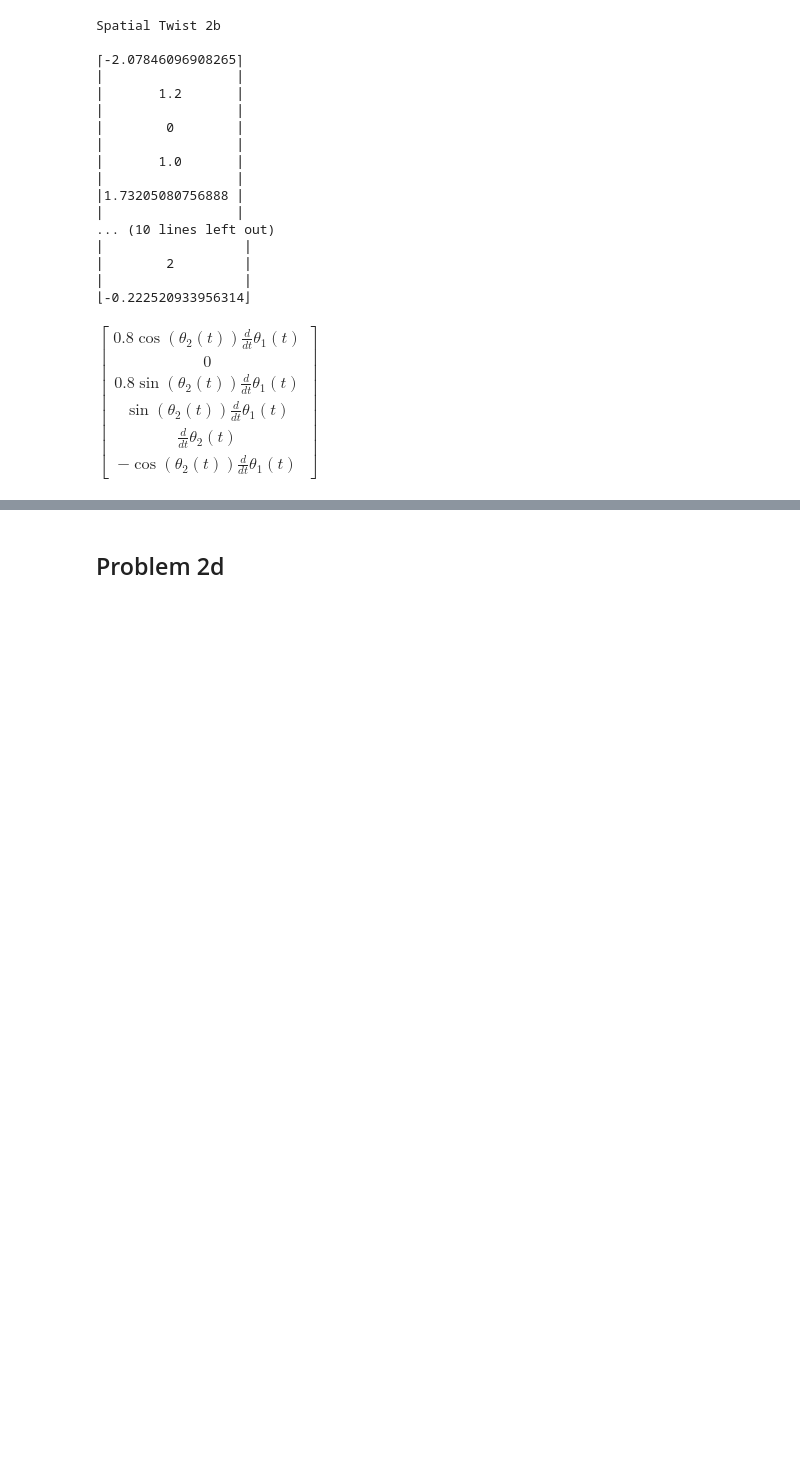
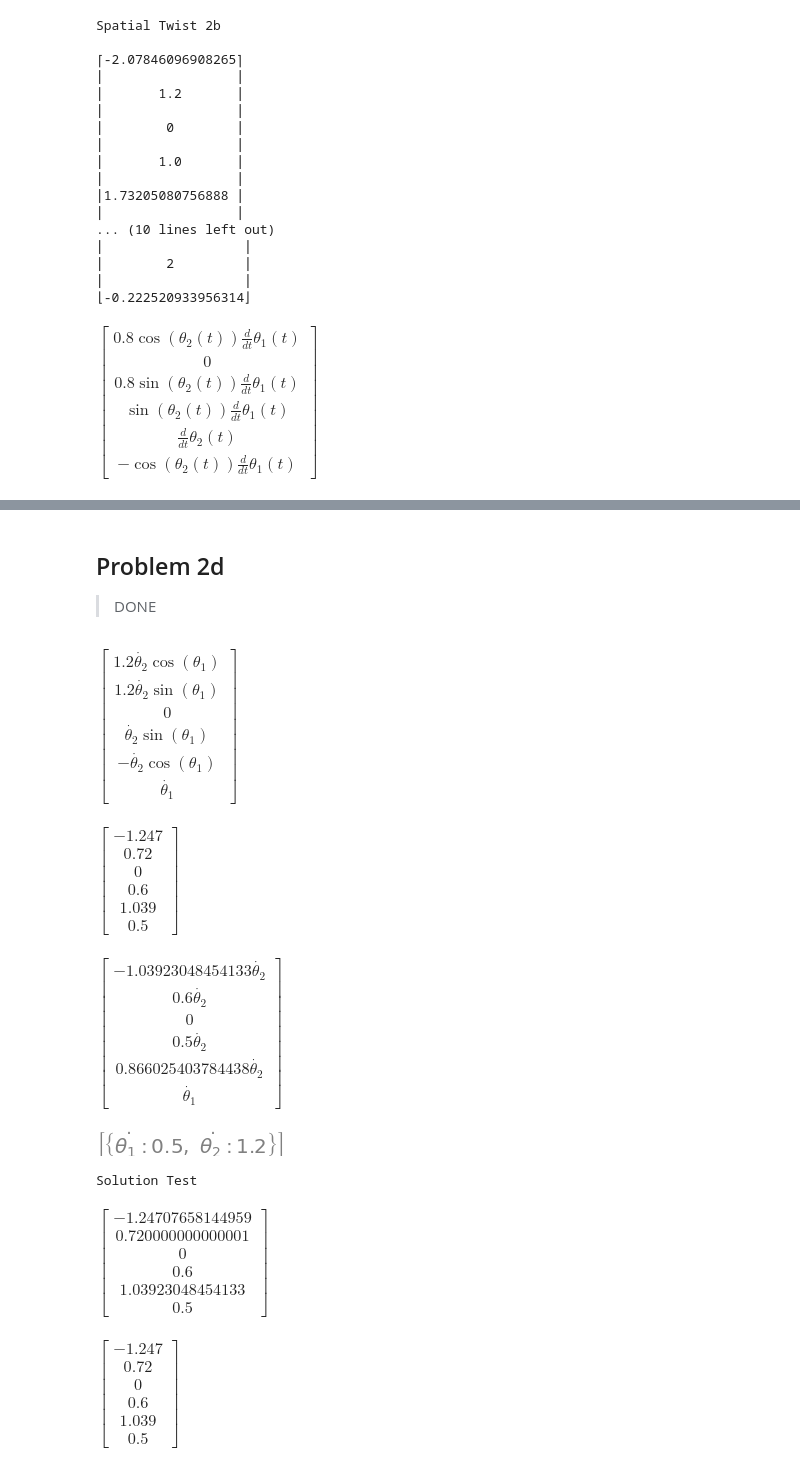
Before and after one commit to Milbert12/Robotics-Project1, a Jupyter notebook: Problems_12.ipynb, the cells around one changed output, grey strips where cells are left out. Cells and saved outputs as stored; diff of their text form; code cells hidden in the pictures; blank space fills up the shorter version.

```diff
--- a/Problems_12.ipynb
+++ b/Problems_12.ipynb
@@ -431,2 +485,44 @@ $\displaystyle \left[\begin{matrix}0.8 \cos{\left(\theta_{2}{\left(t \right)} \r
 # %% [markdown]
 ## Problem 2d
+> DONE
+# %%
+#Given velocity and omega in form (v,omega)
+V_given_2d = Matrix([-1.247, 0.72, 0, 0.6, 1.039, 0.5])
+spatial_twist_2d = spatial_twistv_2a
+
+
+spatial_twist_2d = spatial_twist_2d.subs({sp.Derivative(t_1, t): dtheta_1}).subs({t_1: 'theta_1'})
+
+spatial_twist_2d = spatial_twist_2d.subs({sp.Derivative(t_2, t): dtheta_2}).subs({t_2: 'theta_2'})
+
+print("\n")
+display(spatial_twist_2d, V_given_2d)
+eqns_2d = simplify(spatial_twist_2d.subs('theta_1', theta1))
+
+
+Eqns_2d = eqns_2d - V_given_2d
+
+display(eqns_2d)
+
+solutions_2d = solve((Eqns_2d[5], Eqns_2d[1]), (dtheta_1, dtheta_2), check=False, dict=True)
+
+display(solutions_2d)
+
+sol1_2d = solutions_2d[0][dtheta_1]
+sol2_2d = solutions_2d[0][dtheta_2]
+
+# Testing Solution
+
+testM_2d = eqns_2d
+testM_2d = testM_2d.subs(dtheta_1, sol1_2d)
+testM_2d = testM_2d.subs(dtheta_2, sol2_2d)
+print("\nSolution Test")
+display(testM_2d, V_given_2d)
+# %% [output]
+$\displaystyle \left[\begin{matrix}1.2 \dot{\theta_2} \cos{\left(\theta_{1} \right)}\\1.2 \dot{\theta_2} \sin{\left(\theta_{1} \right)}\\0\\\dot{\theta_2} \sin{\left(\theta_{1} \right)}\\- \dot{\theta_2} \cos{\left(\theta_{1} \right)}\\\dot{\theta_1}\end{matrix}\right]$
+$\displaystyle \left[\begin{matrix}-1.247\\0.72\\0\\0.6\\1.039\\0.5\end{matrix}\right]$
+$\displaystyle \left[\begin{matrix}- 1.03923048454133 \dot{\theta_2}\\0.6 \dot{\theta_2}\\0\\0.5 \dot{\theta_2}\\0.866025403784438 \dot{\theta_2}\\\dot{\theta_1}\end{matrix}\right]$
+[figure, added]
+Solution Test
+$\displaystyle \left[\begin{matrix}-1.24707658144959\\0.720000000000001\\0\\0.6\\1.03923048454133\\0.5\end{matrix}\right]$
+$\displaystyle \left[\begin{matrix}-1.247\\0.72\\0\\0.6\\1.039\\0.5\end{matrix}\right]$
```
Also changed, not shown: parts of 6 cells of this notebook.
